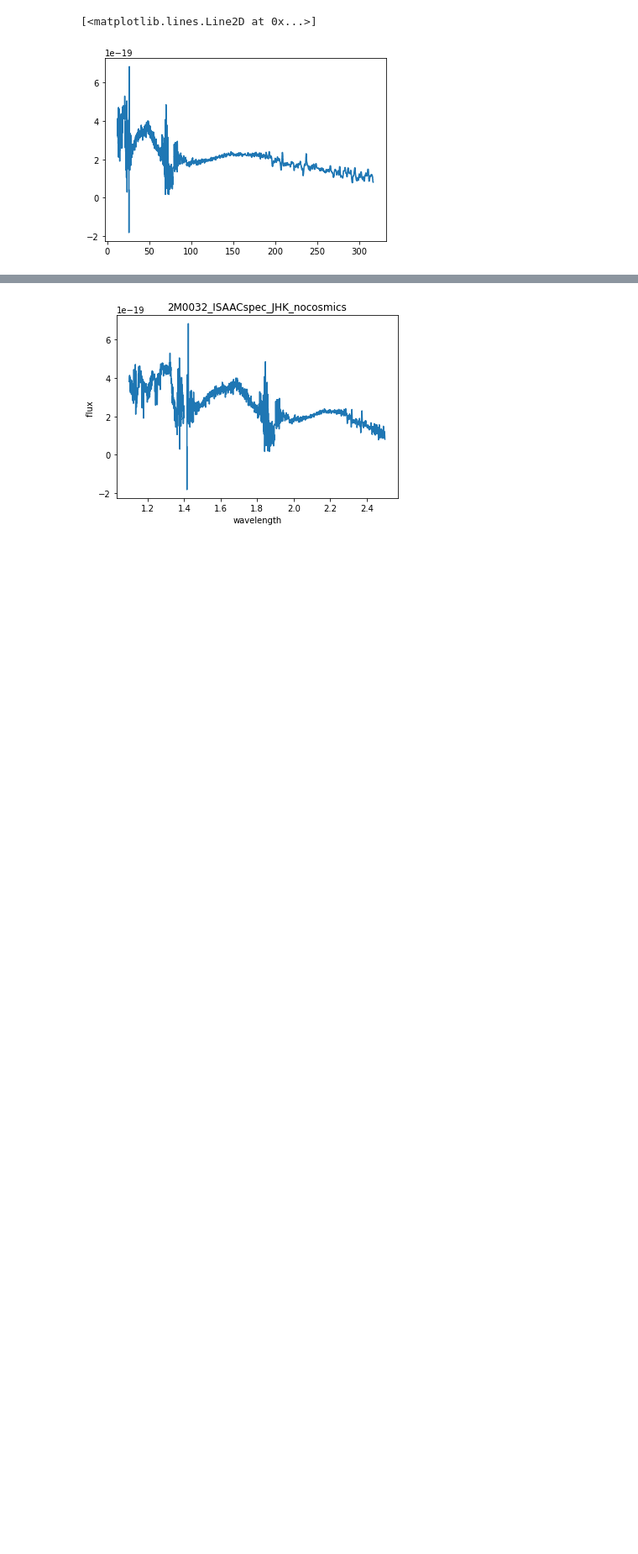
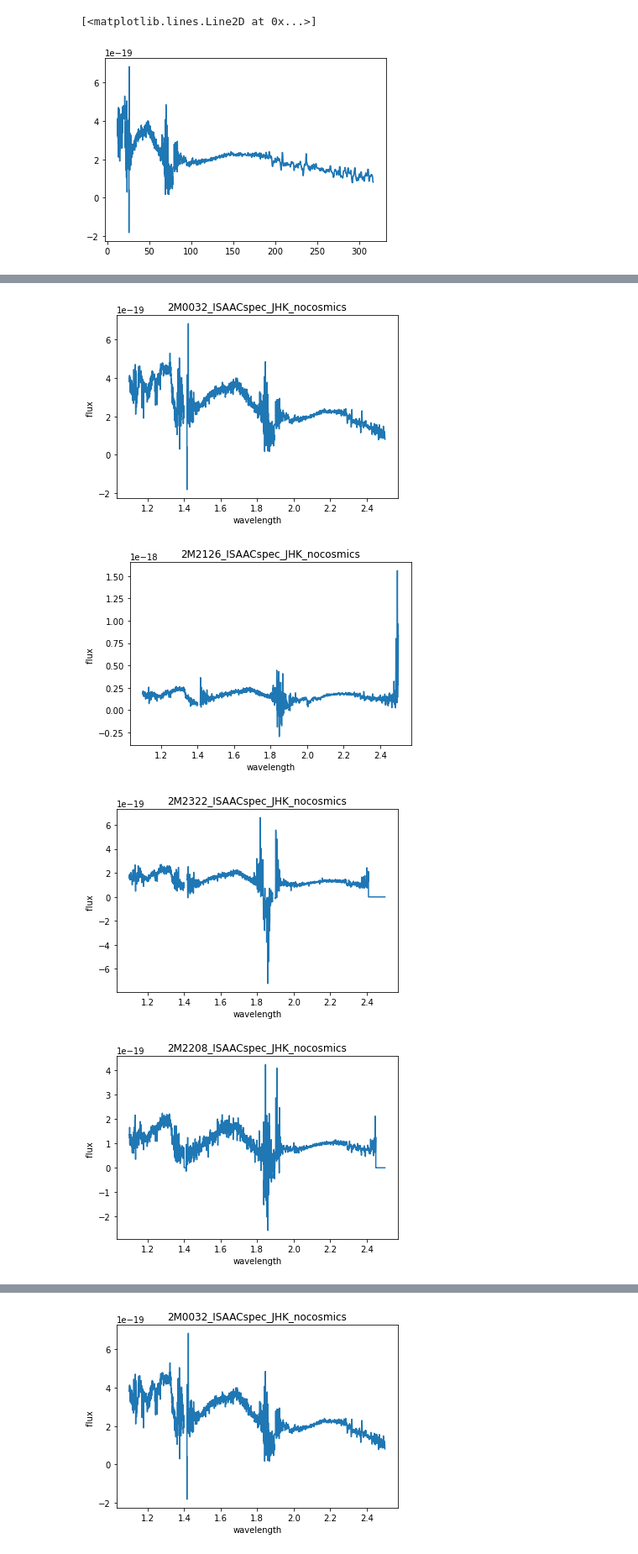
Before and after one commit to jel2227/SIMPLE-db, a Jupyter notebook: rewrite spectra/Manj14/fits spectra Manja14.ipynb, the cells around one changed output, grey strips where cells are left out. Shown: that part at 84% size. Drawn from its saved outputs; the diff is of its cells as text; code cells hidden in the pictures; blank space fills up the shorter version.

Commit message:
added pycharm scripts for plotting Manja14 fits files

```diff
--- a/rewrite spectra/Manj14/fits spectra Manja14.ipynb
+++ b/rewrite spectra/Manj14/fits spectra Manja14.ipynb
@@ -63,6 +63,8 @@ flux = specdata['flux'] * flux_unit #10**-17 * u.Unit('erg cm-2 s-1 AA-1')
 spec = Spectrum1D(spectral_axis=lamb, flux=flux)
 print(lamb)
 print(flux)
+flux_unit = f[1].header['TUNIT2']
+wavelength = specdata['wavelength'] * wavelength_unit # u.AA
 # %% [output]
 [ 12.589254   12.5921545  12.595055  ... 316.08215   316.15485
  316.22775  ] micron
@@ -78,3 +80,10 @@ ax.step(spec.spectral_axis, spec.flux)
 from glob import glob
 import astropy.io.fits as pyfits
 from matplotlib import pyplot as plt
+import os
+files = glob('/Users/jolie/gitlocation/rewrite spectra/Manj14/*.fits')
+
+for file_name in files:
+    f = fits.open(file_name)
+    name = file_name[48:-len('.fits')]
+    print(name)
@@ -80,0 +97,24 @@ from matplotlib import pyplot as plt
+# %%
+files = glob('/Users/jolie/gitlocation/rewrite spectra/Manj14/*.fits')
+
+for file_name in files:
+    f = fits.open(file_name)
+    name = file_name[48:-len('.fits')] # Remove .fits from the file name
+    # The spectrum is in the second HDU of this file.
+    specdata = f[1].data
+    f.close()
+    wavelength_unit = u.micron  #using astropy to defien units
+    flux_unit = u.erg/u.cm/u.cm/u.s/u.Angstrom
+    wavelength = specdata['wavelength'] * wavelength_unit # u.AA
+    flux = specdata['flux'] * flux_unit #10**-17 * u.Unit('erg cm-2 s-1 AA-1')
+    spec = Spectrum1D(spectral_axis=wavelength, flux=flux)
+    f, ax = plt.subplots()
+    ax.step(spec.spectral_axis, spec.flux)
+    plt.xlabel('wavelength')
+    plt.ylabel('flux ')
+    plt.title(name)
+# %% [output]
+[figure, added]
+[figure, added]
+[figure, added]
+[figure, added]
```
Also changed, not shown: parts of 3 cells of this notebook, 10 other files.
